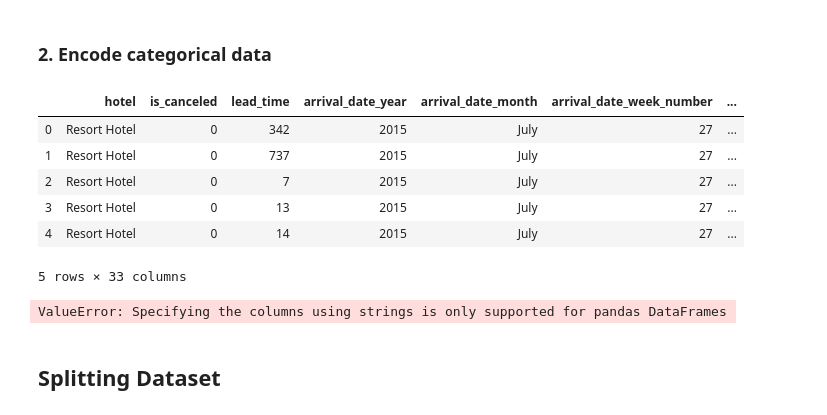
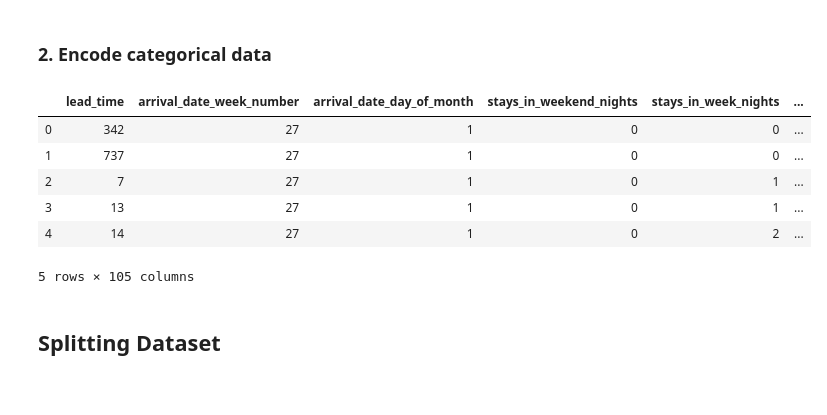
Before and after one commit to rizkyprilian/pwdhk_module3, a Jupyter notebook: rizky-jcds08-jkt.ipynb, the cells around one changed output. Drawn from its saved outputs; the diff is of its cells as text; code cells hidden in the pictures.

```diff
--- a/rizky-jcds08-jkt.ipynb
+++ b/rizky-jcds08-jkt.ipynb
@@ -300,3 +280,7 @@ Name: country, dtype: int64
+# %%
+## mark NaN Agent
+
+df['agent'] = df['agent'].fillna(0)
 # %%
 df[df['country'].isna()]
 # %% [output]
@@ -305,6 +289,8 @@ df[df['country'].isna()]
 1 rows × 32 columns
 # %% [markdown]
 It is also common for hotels not to know the correct nationality of the customer until the moment of check-in. [[1](https://www.sciencedirect.com/science/article/pii/S2352340918315191)]
+# %%
+df['country'] = df['country'].fillna('unk')
 # %%
 df.isna().sum()
 # %% [output]
@@ -398,19 +382,9 @@ plt.show()
 It's quite balanced. we will proceed to next step
 # %% [markdown]
 ### 2. Encode categorical data
-# %%
-df.head()
-# %% [output]
-|  | hotel | is_canceled | lead_time | arrival_date_year | arrival_date_month | arrival_date_week_number | ... |
-| 0 | Resort Hotel | 0 | 342 | 2015 | July | 27 | ... |
-| 1 | Resort Hotel | 0 | 737 | 2015 | July | 27 | ... |
-| 2 | Resort Hotel | 0 | 7 | 2015 | July | 27 | ... |
-| 3 | Resort Hotel | 0 | 13 | 2015 | July | 27 | ... |
-| 4 | Resort Hotel | 0 | 14 | 2015 | July | 27 | ... |
-5 rows × 33 columns
 # %%
 ## reduce number of column because i keep getting error
-df_process = df.drop(['arrival_date_year', 'assigned_room_type', 'booking_changes','reservation_status_date', 'arrival_months_year', 'reservation_status'], axis=1)
+df_process = df.drop(['arrival_date_year', 'assigned_room_type', 'booking_changes','reservation_status_date', 'reservation_status'], axis=1)
 # %%
 # Making the numerical features and categorical features for one-hot encoding and simple imputing
 numerical_features = list(df_process.select_dtypes(exclude = [object]))
@@ -423,15 +397,14 @@ y = df_process['is_canceled'].values
-# %%
-# Pre-processing features
-
-numeric_transformer = SimpleImputer(strategy = 'constant')
-categoric_transformer = Pipeline(steps=[
-    ('imputer', SimpleImputer(strategy = 'constant', fill_value = 'Unknown')),
-    ('onehot', OneHotEncoder(handle_unknown = 'ignore'))])
-preprocessor = ColumnTransformer(transformers = [('numeric', numeric_transformer, numerical_features),
-                                               ('categorical', categoric_transformer, categorical_features)])
-X = preprocessor.fit_transform(X)
-# %% [output]
-ValueError: Specifying the columns using strings is only supported for pandas DataFrames
+# %%
+for col in categorical_features:
+    X = pd.get_dummies(X, prefix=[col], columns=[col])
+# %% [output]
+|  | lead_time | arrival_date_week_number | arrival_date_day_of_month | stays_in_weekend_nights | stays_in_week_nights | ... |
+| 0 | 342 | 27 | 1 | 0 | 0 | ... |
+| 1 | 737 | 27 | 1 | 0 | 0 | ... |
+| 2 | 7 | 27 | 1 | 0 | 1 | ... |
+| 3 | 13 | 27 | 1 | 0 | 1 | ... |
+| 4 | 14 | 27 | 1 | 0 | 2 | ... |
+5 rows × 105 columns
 # %% [markdown]
 ## Splitting Dataset
 # %%
```
Also changed, not shown: parts of 28 cells of this notebook.
